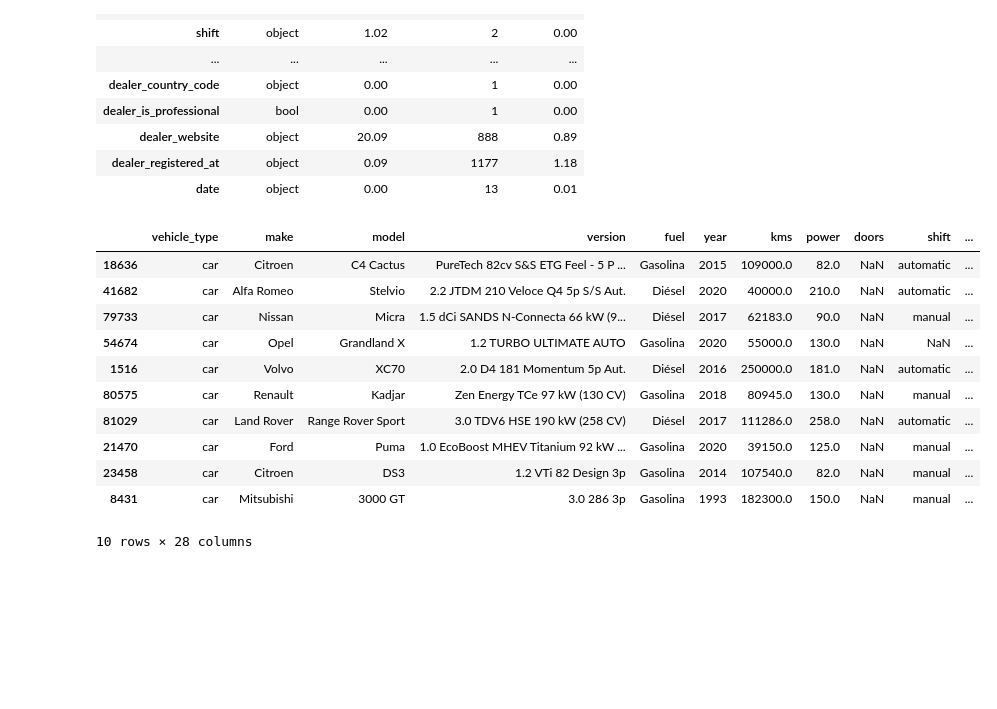
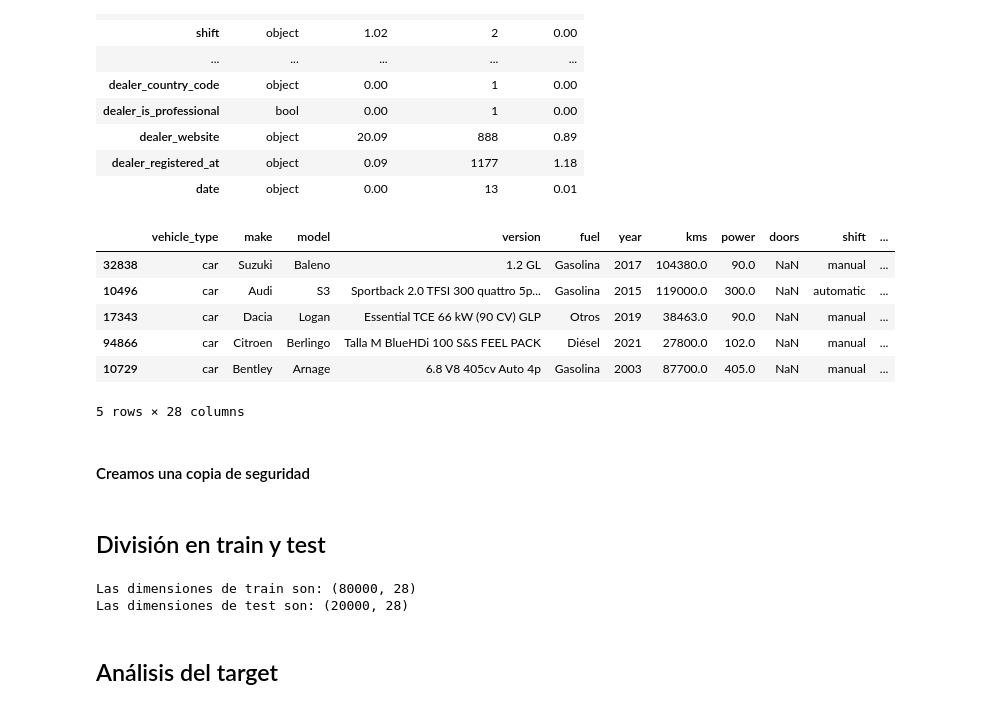
Before and after one commit to mPuchadesdo/ML_Coches-de-segunda-mano, a Jupyter notebook: src/notebooks/data_exploration.ipynb, the cells around one changed output. Saved outputs shown, nothing was run; the diff lists cells and outputs as text; code cells hidden in the pictures; blank space fills up the shorter version.

```diff
--- a/src/notebooks/data_exploration.ipynb
+++ b/src/notebooks/data_exploration.ipynb
@@ -233,17 +237,14 @@ cm.data_report(df)
 | dealer_registered_at | object | 0.09 | 1177 | 1.18 |
 | date | object | 0.00 | 13 | 0.01 |
 # %%
-df.sample(10)
+df.sample(5)
 # %% [output]
 |  | vehicle_type | make | model | version | fuel | year | kms | power | doors | shift | ... |
-| 18636 | car | Citroen | C4 Cactus | PureTech 82cv S&S ETG Feel - 5 P ... | Gasolina | 2015 | 109000.0 | 82.0 | NaN | automatic | ... |
-| 41682 | car | Alfa Romeo | Stelvio | 2.2 JTDM 210 Veloce Q4 5p S/S Aut. | Diésel | 2020 | 40000.0 | 210.0 | NaN | automatic | ... |
-| 79733 | car | Nissan | Micra | 1.5 dCi SANDS N-Connecta 66 kW (9... | Diésel | 2017 | 62183.0 | 90.0 | NaN | manual | ... |
-| 54674 | car | Opel | Grandland X | 1.2 TURBO ULTIMATE AUTO | Gasolina | 2020 | 55000.0 | 130.0 | NaN | NaN | ... |
-| 1516 | car | Volvo | XC70 | 2.0 D4 181 Momentum 5p Aut. | Diésel | 2016 | 250000.0 | 181.0 | NaN | automatic | ... |
-| 80575 | car | Renault | Kadjar | Zen Energy TCe 97 kW (130 CV) | Gasolina | 2018 | 80945.0 | 130.0 | NaN | manual | ... |
-| 81029 | car | Land Rover | Range Rover Sport | 3.0 TDV6 HSE 190 kW (258 CV) | Diésel | 2017 | 111286.0 | 258.0 | NaN | automatic | ... |
-| 21470 | car | Ford | Puma | 1.0 EcoBoost MHEV Titanium 92 kW ... | Gasolina | 2020 | 39150.0 | 125.0 | NaN | manual | ... |
-| 23458 | car | Citroen | DS3 | 1.2 VTi 82 Design 3p | Gasolina | 2014 | 107540.0 | 82.0 | NaN | manual | ... |
-| 8431 | car | Mitsubishi | 3000 GT | 3.0 286 3p | Gasolina | 1993 | 182300.0 | 150.0 | NaN | manual | ... |
+| 32838 | car | Suzuki | Baleno | 1.2 GL | Gasolina | 2017 | 104380.0 | 90.0 | NaN | manual | ... |
+| 10496 | car | Audi | S3 | Sportback 2.0 TFSI 300 quattro 5p... | Gasolina | 2015 | 119000.0 | 300.0 | NaN | automatic | ... |
+| 17343 | car | Dacia | Logan | Essential TCE 66 kW (90 CV) GLP | Otros | 2019 | 38463.0 | 90.0 | NaN | manual | ... |
+| 94866 | car | Citroen | Berlingo | Talla M BlueHDi 100 S&S FEEL PACK | Diésel | 2021 | 27800.0 | 102.0 | NaN | manual | ... |
+| 10729 | car | Bentley | Arnage | 6.8 V8 405cv Auto 4p | Gasolina | 2003 | 87700.0 | 405.0 | NaN | manual | ... |
-10 rows × 28 columns
+5 rows × 28 columns
+# %% [markdown]
+#### Creamos una copia de seguridad
@@ -249,0 +253,2 @@ df.sample(10)
+# %% [markdown]
+## División en train y test
@@ -249,0 +257,8 @@ df.sample(10)
+# %%
+print('Las dimensiones de train son:', train.shape)
+print('Las dimensiones de test son:', test.shape)
+# %% [output]
+Las dimensiones de train son: (80000, 28)
+Las dimensiones de test son: (20000, 28)
+# %% [markdown]
+## Análisis del target
```
Also changed, not shown: parts of 33 cells of this notebook, 1 other file.
